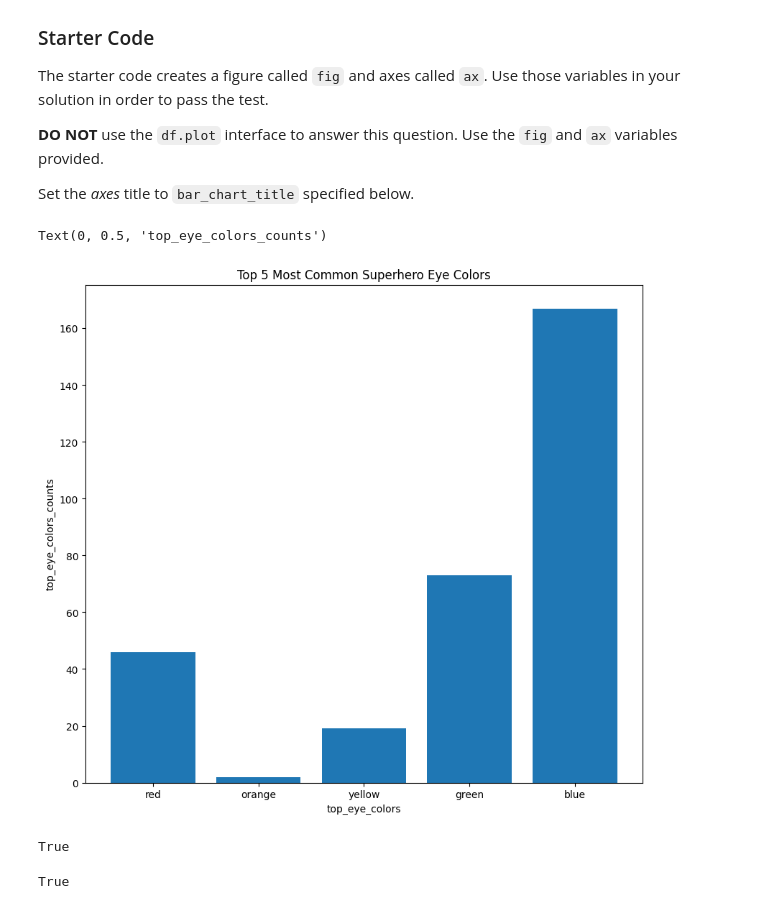
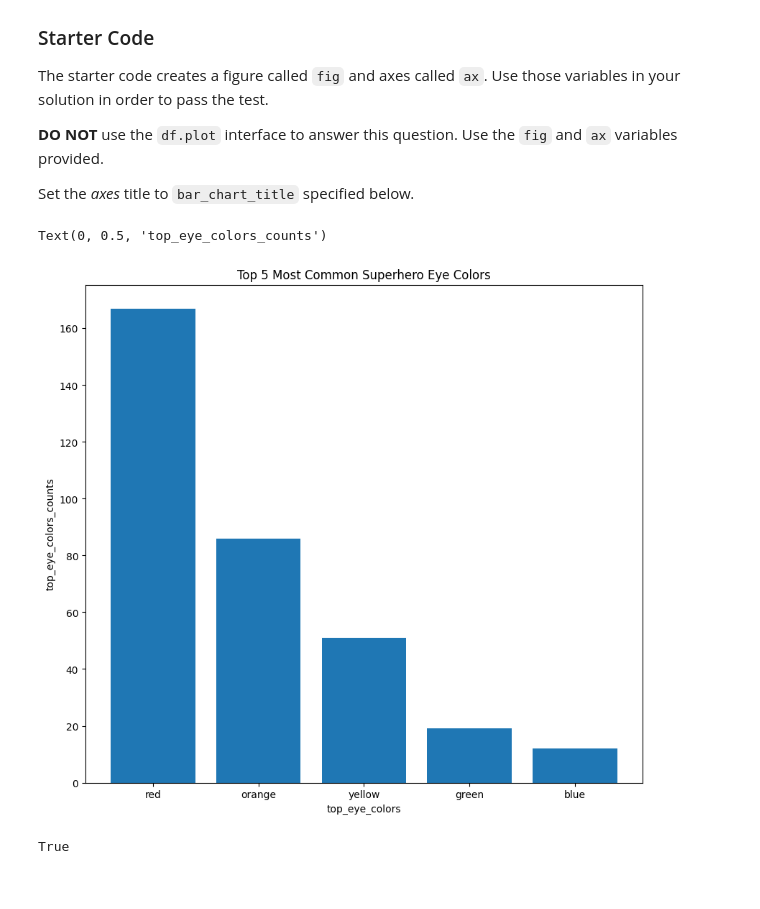
Before and after one commit to audreychela/Audrey_first_repo, a Jupyter notebook: pandas_cleaning_checkpoint2.ipynb, the cells around one changed output. Drawn from its saved outputs; the diff is of its cells as text; code cells hidden in the pictures.

```diff
--- a/pandas_cleaning_checkpoint2.ipynb
+++ b/pandas_cleaning_checkpoint2.ipynb
@@ -338,19 +316,19 @@ Set the *axes* title to `bar_chart_title` specified below.
 # %%
 # CodeGrade step5
 top_eye_colors = ['red','orange','yellow','green','blue']
-top_eye_color_counts = [46,2,19,73,167]
+top_eye_color_counts = [167, 86, 51, 19, 12]
 
 bar_chart_title = "Top 5 Most Common Superhero Eye Colors"
 
 fig, ax = plt.subplots(figsize=(10,9))
 # Your code here
 ax.bar(top_eye_colors, top_eye_color_counts)
 ax.set_title('Top 5 Most Common Superhero Eye Colors')
 ax.set_xlabel('top_eye_colors')
 ax.set_ylabel('top_eye_colors_counts')
 # %% [output]
 Text(0, 0.5, 'top_eye_colors_counts')
-[figure, old version]
+[figure, new version]
 # %%
 # The axis should contain 5 bars
 #assert
@@ -362,8 +340,3 @@ tick_text = [tick.get_text() for tick in ax.get_xticklabels()]
 "blue" in tick_text
 # %% [output]
 True
-# %%
-tick_text = [tick.get_text() for tick in ax.get_xticklabels()]
-"blue" in tick_text
-# %% [output]
-True
```
Also changed, not shown: parts of 5 cells of this notebook.
